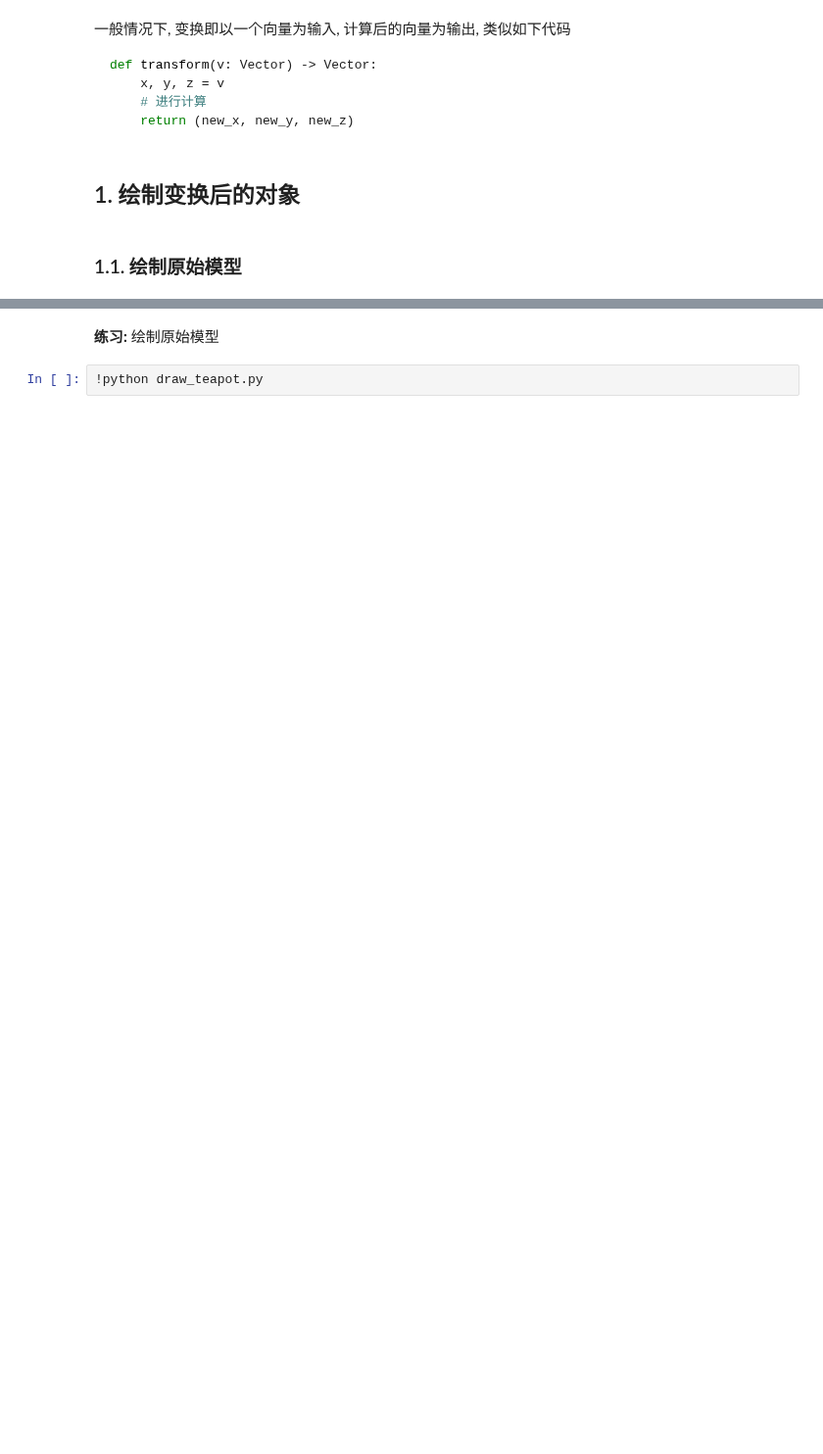
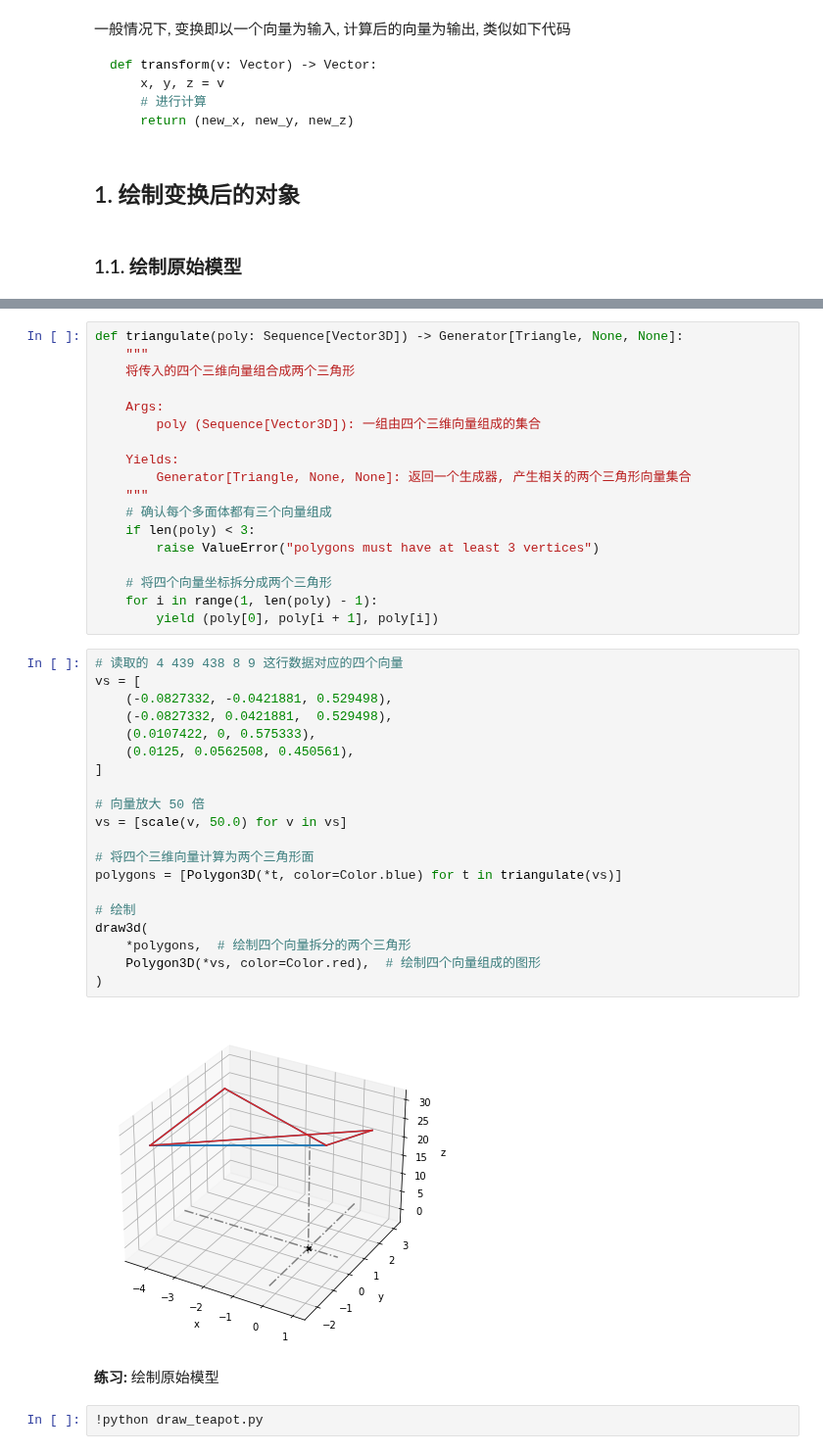
Before and after one commit to alvin-qh/study-python, a Jupyter notebook: math/notebooks/trans3d/transform3d.ipynb, the cells around one changed output, grey strips where cells are left out. Shown at 98% size. Saved outputs shown, nothing was run; the diff lists cells and outputs as text; blank space fills up the shorter version.

Commit message:
draw 3d transformed teapot

```diff
--- a/math/notebooks/trans3d/transform3d.ipynb
+++ b/math/notebooks/trans3d/transform3d.ipynb
@@ -32,3 +42,43 @@ def transform(v: Vector) -> Vector:
+# %%
+def triangulate(poly: Sequence[Vector3D]) -> Generator[Triangle, None, None]:
+    """
+    将传入的四个三维向量组合成两个三角形
+
+    Args:
+        poly (Sequence[Vector3D]): 一组由四个三维向量组成的集合
+
+    Yields:
+        Generator[Triangle, None, None]: 返回一个生成器, 产生相关的两个三角形向量集合
+    """
+    # 确认每个多面体都有三个向量组成
+    if len(poly) < 3:
+        raise ValueError("polygons must have at least 3 vertices")
+
+    # 将四个向量坐标拆分成两个三角形
+    for i in range(1, len(poly) - 1):
+        yield (poly[0], poly[i + 1], poly[i])
+# %%
+# 读取的 4 439 438 8 9 这行数据对应的四个向量
+vs = [
+    (-0.0827332, -0.0421881, 0.529498),
+    (-0.0827332, 0.0421881,  0.529498),
+    (0.0107422, 0, 0.575333),
+    (0.0125, 0.0562508, 0.450561),
+]
+
+# 向量放大 50 倍
+vs = [scale(v, 50.0) for v in vs]
+
+# 将四个三维向量计算为两个三角形面
+polygons = [Polygon3D(*t, color=Color.blue) for t in triangulate(vs)]
+
+# 绘制
+draw3d(
+    *polygons,  # 绘制四个向量拆分的两个三角形
+    Polygon3D(*vs, color=Color.red),  # 绘制四个向量组成的图形
+)
+# %% [output]
+[figure, added]
 # %% [markdown]
 **练习:** 绘制原始模型
 # %%
```
Also changed, not shown: parts of 22 cells of this notebook, 10 other files.
